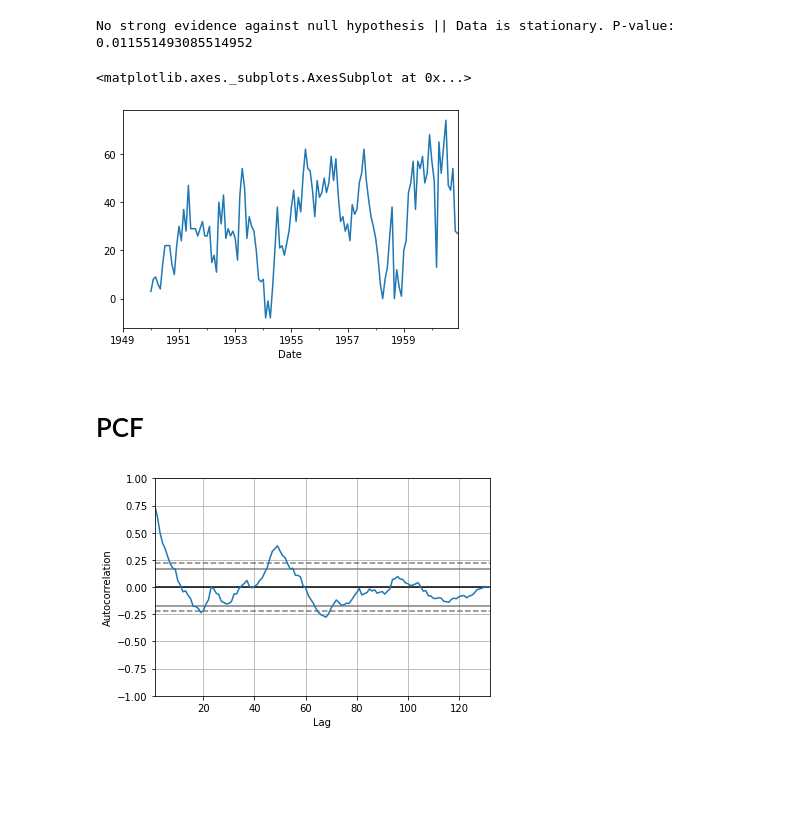
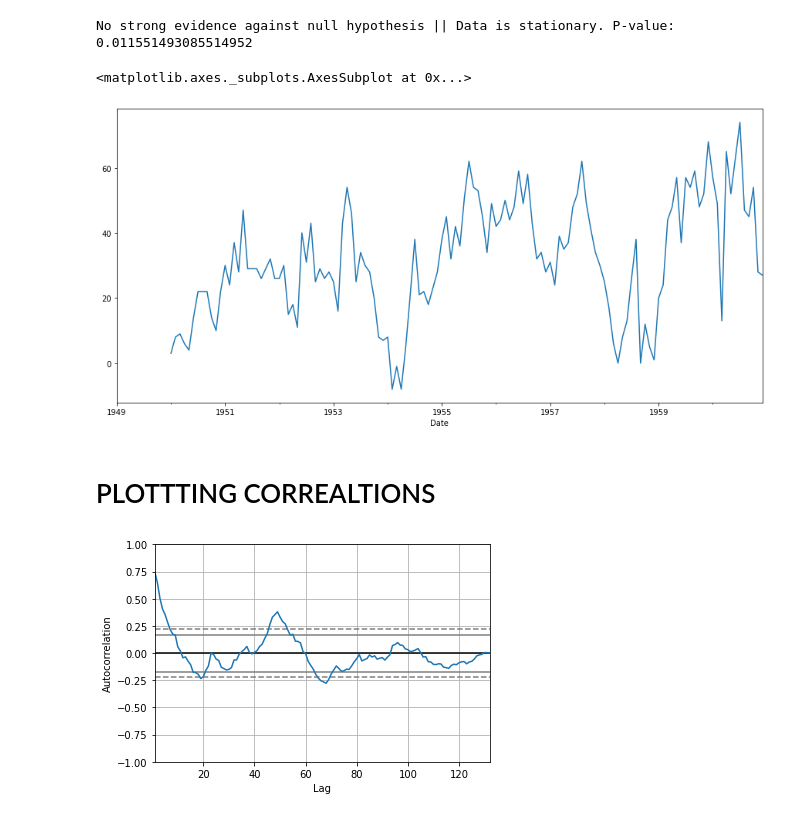
Before and after one commit to abhi-11nav/AirPassengerData-TimeSeriesForecasting, a Jupyter notebook: Flight_Sale_foreocast.ipynb, the cells around one changed output. Drawn from its saved outputs; the diff is of its cells as text; code cells hidden in the pictures; blank space fills up the shorter version.

```diff
--- a/Flight_Sale_foreocast.ipynb
+++ b/Flight_Sale_foreocast.ipynb
@@ -113,12 +108,12 @@ No strong evidence against null hypothesis || Data is stationary. P-value:  0.01
 # %%
 # Plotting the stationary data
 
-data['Passsenger_shift'].plot()
+data['Passsenger_shift'].plot(figsize=(15,7))
 # %% [output]
 <matplotlib.axes._subplots.AxesSubplot at 0x...>
-[figure, old version]
+[figure, new version]
-# %% [markdown]
-# PCF
+# %% [markdown]
+# PLOTTTING CORREALTIONS
 # %%
 import matplotlib.pyplot as plt
 %matplotlib inline
```
Also changed, not shown: parts of 10 cells of this notebook.
